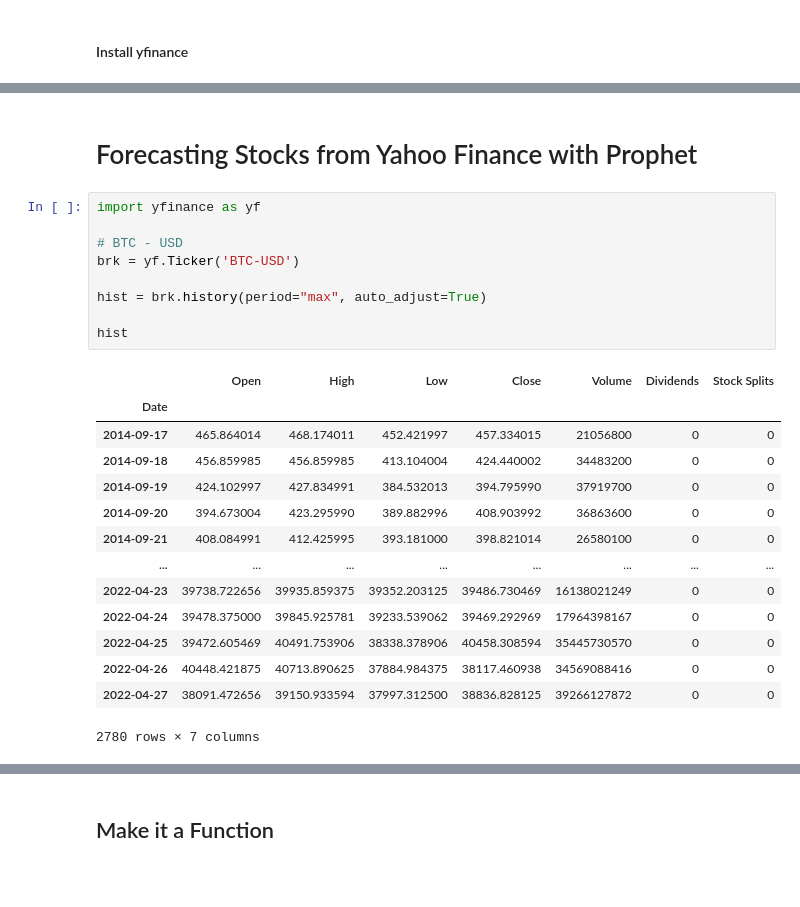
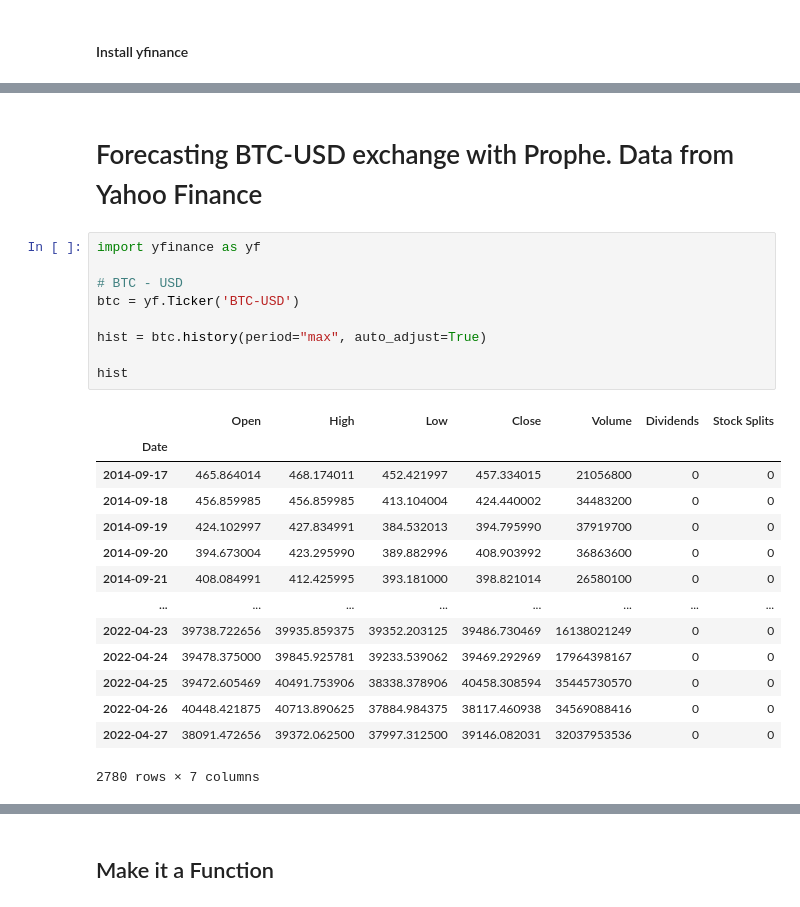
Before and after one commit to LorenFiorini/Market-Analysis, a Jupyter notebook: Prophet_yfinance(BTC_USD).ipynb, the cells around one changed output, grey strips where cells are left out. Cells and saved outputs as stored; diff of their text form; blank space fills up the shorter version.

```diff
--- a/Prophet_yfinance(BTC_USD).ipynb
+++ b/Prophet_yfinance(BTC_USD).ipynb
@@ -25,28 +21,28 @@ Successfully installed lxml-4.8.0 requests-2.27.1 yfinance-0.1.70
 # %% [markdown]
-# Forecasting Stocks from Yahoo Finance with Prophet
+# Forecasting BTC-USD exchange with Prophe. Data from Yahoo Finance
 # %%
 import yfinance as yf
 
 # BTC - USD
-brk = yf.Ticker('BTC-USD')
+btc = yf.Ticker('BTC-USD')
 
-hist = brk.history(period="max", auto_adjust=True)
+hist = btc.history(period="max", auto_adjust=True)
 
 hist
 # %% [output]
 |  | Open | High | Low | Close | Volume | Dividends | Stock Splits |
 | Date |  |  |  |  |  |  |  |
 | 2014-09-17 | 465.864014 | 468.174011 | 452.421997 | 457.334015 | 21056800 | 0 | 0 |
 | 2014-09-18 | 456.859985 | 456.859985 | 413.104004 | 424.440002 | 34483200 | 0 | 0 |
 | 2014-09-19 | 424.102997 | 427.834991 | 384.532013 | 394.795990 | 37919700 | 0 | 0 |
 | 2014-09-20 | 394.673004 | 423.295990 | 389.882996 | 408.903992 | 36863600 | 0 | 0 |
 | 2014-09-21 | 408.084991 | 412.425995 | 393.181000 | 398.821014 | 26580100 | 0 | 0 |
 | ... | ... | ... | ... | ... | ... | ... | ... |
 | 2022-04-23 | 39738.722656 | 39935.859375 | 39352.203125 | 39486.730469 | 16138021249 | 0 | 0 |
 | 2022-04-24 | 39478.375000 | 39845.925781 | 39233.539062 | 39469.292969 | 17964398167 | 0 | 0 |
 | 2022-04-25 | 39472.605469 | 40491.753906 | 38338.378906 | 40458.308594 | 35445730570 | 0 | 0 |
 | 2022-04-26 | 40448.421875 | 40713.890625 | 37884.984375 | 38117.460938 | 34569088416 | 0 | 0 |
-| 2022-04-27 | 38091.472656 | 39150.933594 | 37997.312500 | 38836.828125 | 39266127872 | 0 | 0 |
+| 2022-04-27 | 38091.472656 | 39372.062500 | 37997.312500 | 39146.082031 | 32037953536 | 0 | 0 |
 2780 rows × 7 columns
 # %%
 import pandas as pd
```
Also changed, not shown: parts of 9 cells of this notebook.
